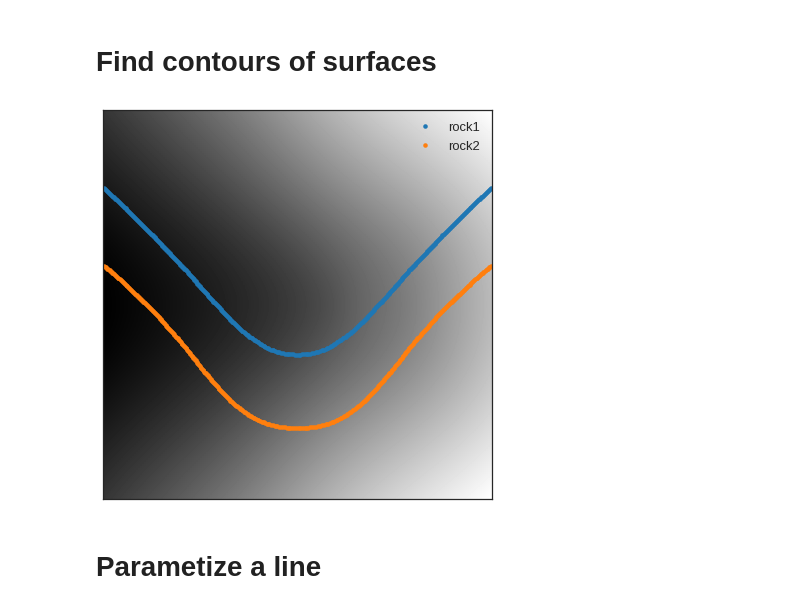
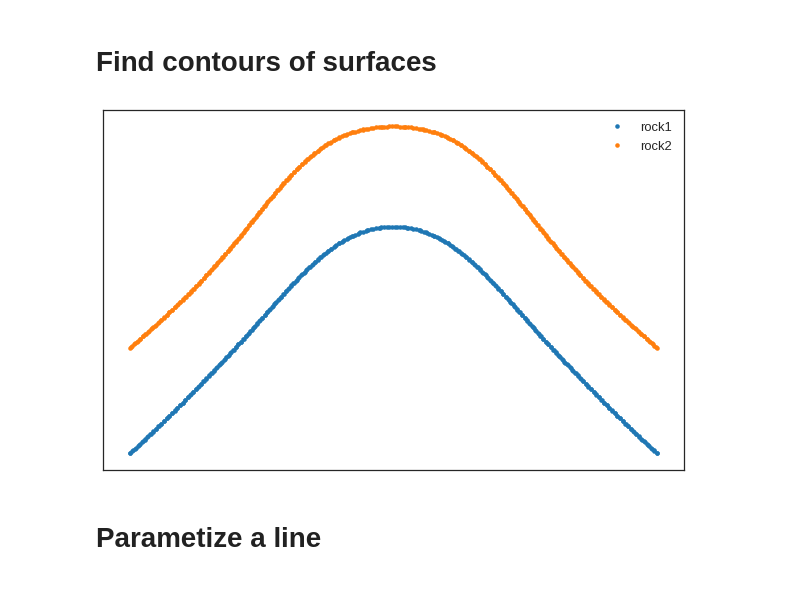
Before and after one commit to TrellixVulnTeam/gempy-notebooks_Q97W, a Jupyter notebook: server-gempy/workflow-v5.ipynb, the cells around one changed output. Cells and saved outputs as stored; diff of their text form; code cells hidden in the pictures.

```diff
--- a/server-gempy/workflow-v5.ipynb
+++ b/server-gempy/workflow-v5.ipynb
@@ -158,16 +122,21 @@ for i in range(n_scalar_field_blocks):
 # %%
+# get section contours
+contours = post_pro.compute_section_contours(geo_model)
+
+# for konva  # x0y0x1y1...xnyn
+contours_konva = post_pro.process_section_contours_for_konva(contours)
+
 # plot
 fig, ax = plt.subplots()
-ax.imshow(scalar_field, cmap=plt.cm.gray)
 
 for key in contours.keys():
 
     ax.plot(contours[key][:,0], contours[key][:,1], '.', label=key)
 
 ax.axis('image')
 ax.set_xticks([])
 ax.set_yticks([])
 plt.legend()
 plt.show()
 # %% [output]
-[figure, old version]
+[figure, new version]
```
Also changed, not shown: parts of 9 cells of this notebook, 1 other file.
